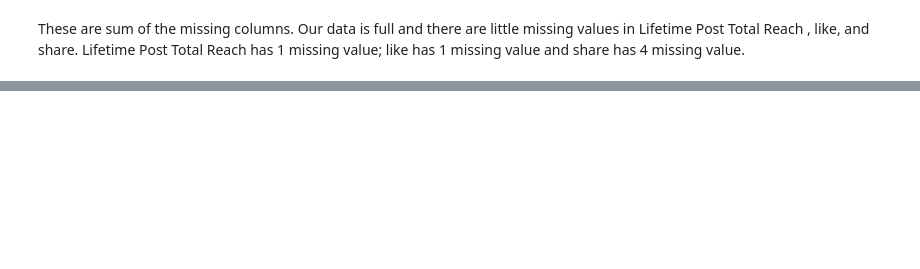
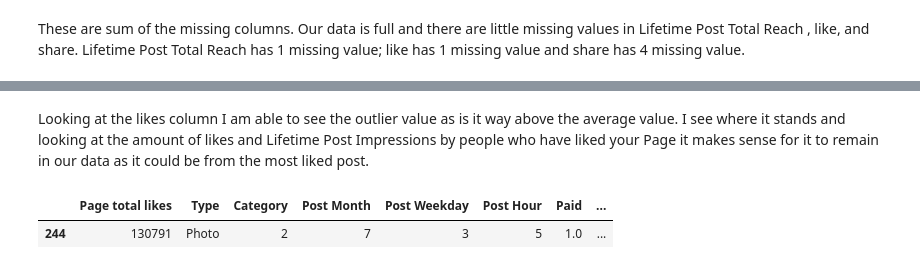
Before and after one commit to adesoyee/Facebook_Metrics, a Jupyter notebook: Facebook EDA.ipynb, the cells around one changed output, grey strips where cells are left out. Drawn from its saved outputs; the diff is of its cells as text; code cells hidden in the pictures; blank space fills up the shorter version.

```diff
--- a/Facebook EDA.ipynb
+++ b/Facebook EDA.ipynb
@@ -352,0 +410,7 @@ dtype: int64
+# %% [markdown]
+Looking at the likes column I am able to see the outlier value as is it way above the average value. I see where it stands and looking at the amount of likes and Lifetime Post Impressions by people who have liked your Page it makes sense for it to remain in our data as it could be from the most liked post.
+# %%
+df_new[df_new["comment"]>350]
+# %% [output]
+|  | Page total likes | Type | Category | Post Month | Post Weekday | Post Hour | Paid | ... |
+| 244 | 130791 | Photo | 2 | 7 | 3 | 5 | 1.0 | ... |
```
Also changed, not shown: parts of 22 cells of this notebook.
